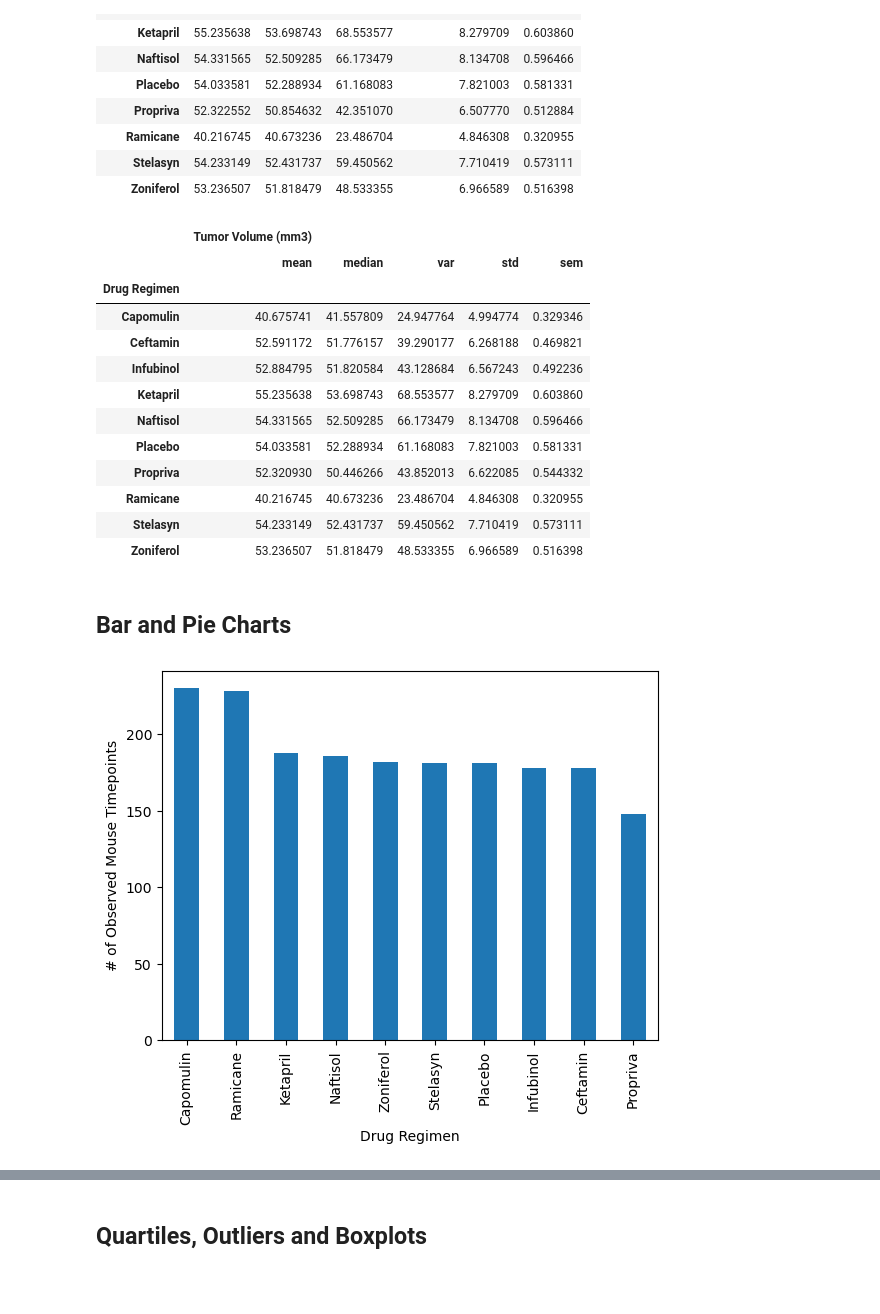
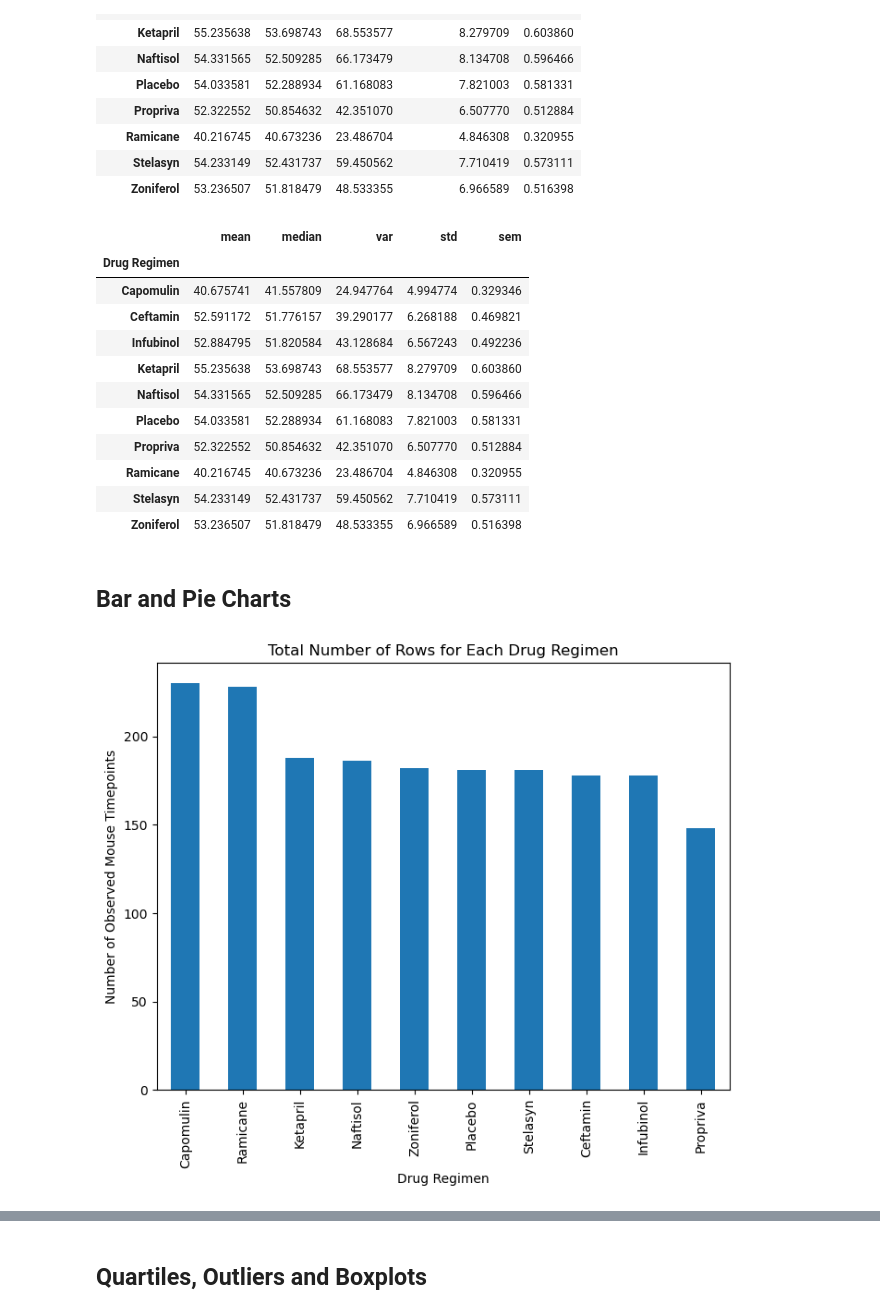
Before and after one commit to ryanhenkel/data_visualization_challenge, a Jupyter notebook: Pymaceuticals/Pymaceuticles.ipynb, the cells around one changed output, grey strips where cells are left out. Cells and saved outputs as stored; diff of their text form; code cells hidden in the pictures; blank space fills up the shorter version.

```diff
--- a/Pymaceuticals/Pymaceuticles.ipynb
+++ b/Pymaceuticals/Pymaceuticles.ipynb
@@ -72,6 +86,6 @@ array(['g989'], dtype=object)
 # %%
 # Create a clean DataFrame by dropping the duplicate mouse by its ID.
-clean_data = merge_data.drop_duplicates(subset='Mouse ID', keep='first')
+clean_data = merge_data[merge_data['Mouse ID'].isin(duplicate_mice)==False]
 clean_data
 # %% [output]
 |  | Mouse ID | Drug Regimen | Sex | Age_months | Weight (g) | Timepoint | Tumor Volume (mm3) | ... |
@@ -121,8 +135,9 @@ summary_stats
 # and SEM of the tumor volume for each regimen (only one method is required in the solution)
 
 # Using the aggregation method, produce the same summary statistics in a single line
+aggregate_stats = merge_data.groupby('Drug Regimen')['Tumor Volume (mm3)'].agg(['mean', 'median', 'var', 'std', 'sem'])
+aggregate_stats
 # %% [output]
-|  | Tumor Volume (mm3) |  |  |  |  |
 |  | mean | median | var | std | sem |
 | Drug Regimen |  |  |  |  |  |
 | Capomulin | 40.675741 | 41.557809 | 24.947764 | 4.994774 | 0.329346 |
@@ -131,7 +146,7 @@ summary_stats
 | Ketapril | 55.235638 | 53.698743 | 68.553577 | 8.279709 | 0.603860 |
 | Naftisol | 54.331565 | 52.509285 | 66.173479 | 8.134708 | 0.596466 |
 | Placebo | 54.033581 | 52.288934 | 61.168083 | 7.821003 | 0.581331 |
-| Propriva | 52.320930 | 50.446266 | 43.852013 | 6.622085 | 0.544332 |
+| Propriva | 52.322552 | 50.854632 | 42.351070 | 6.507770 | 0.512884 |
 | Ramicane | 40.216745 | 40.673236 | 23.486704 | 4.846308 | 0.320955 |
 | Stelasyn | 54.233149 | 52.431737 | 59.450562 | 7.710419 | 0.573111 |
 | Zoniferol | 53.236507 | 51.818479 | 48.533355 | 6.966589 | 0.516398 |
@@ -139,7 +154,14 @@ summary_stats
 ## Bar and Pie Charts
 # %%
 # Generate a bar plot showing the total number of rows (Mouse ID/Timepoints) for each drug regimen using Pandas.
+timepoint_x_drug = clean_data.groupby('Drug Regimen').size().sort_values(ascending=False)
+
+timepoint_x_drug.plot(kind='bar', figsize=(8, 6))
+plt.xlabel('Drug Regimen')
+plt.ylabel('Number of Observed Mouse Timepoints')
+plt.title('Total Number of Rows for Each Drug Regimen')
+plt.show()
 # %% [output]
-[figure, old version]
+[figure, new version]
 # %%
 # Generate a bar plot showing the total number of rows (Mouse ID/Timepoints) for each drug regimen using pyplot.
```
Also changed, not shown: parts of 18 cells of this notebook, 1 other file.
